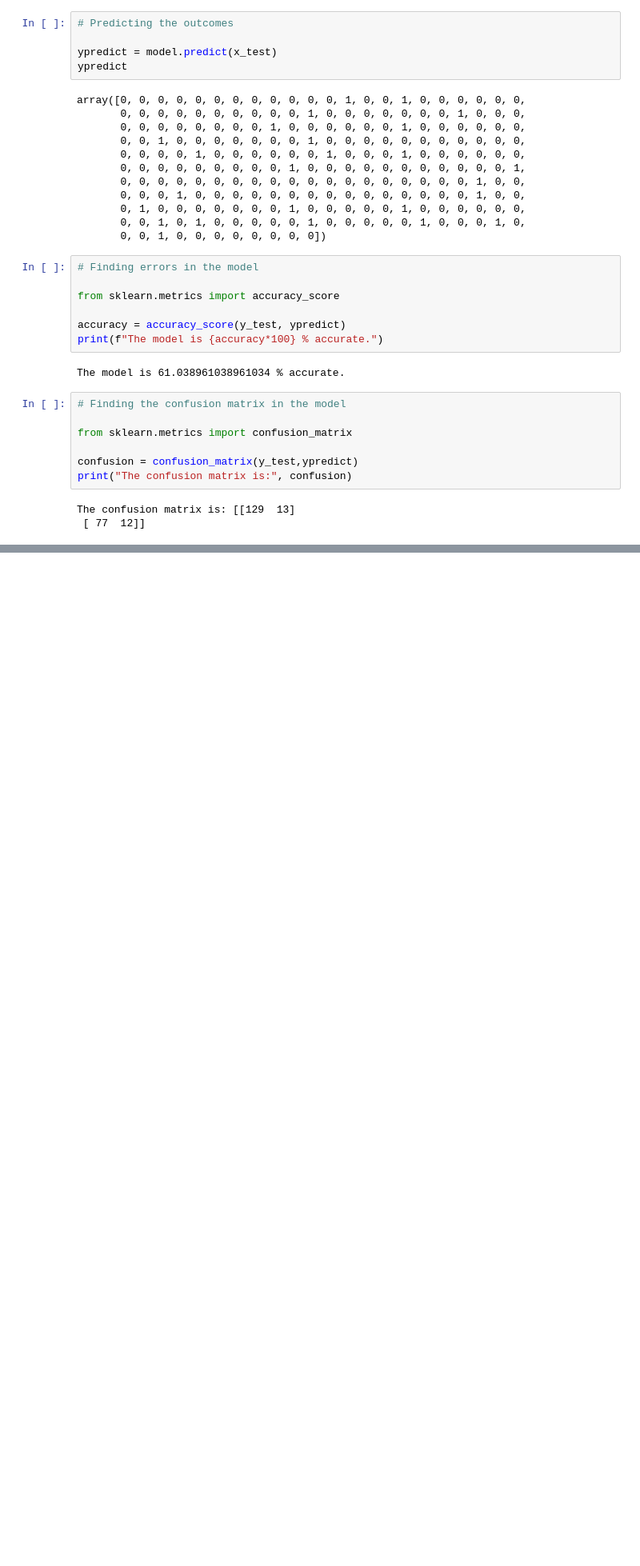
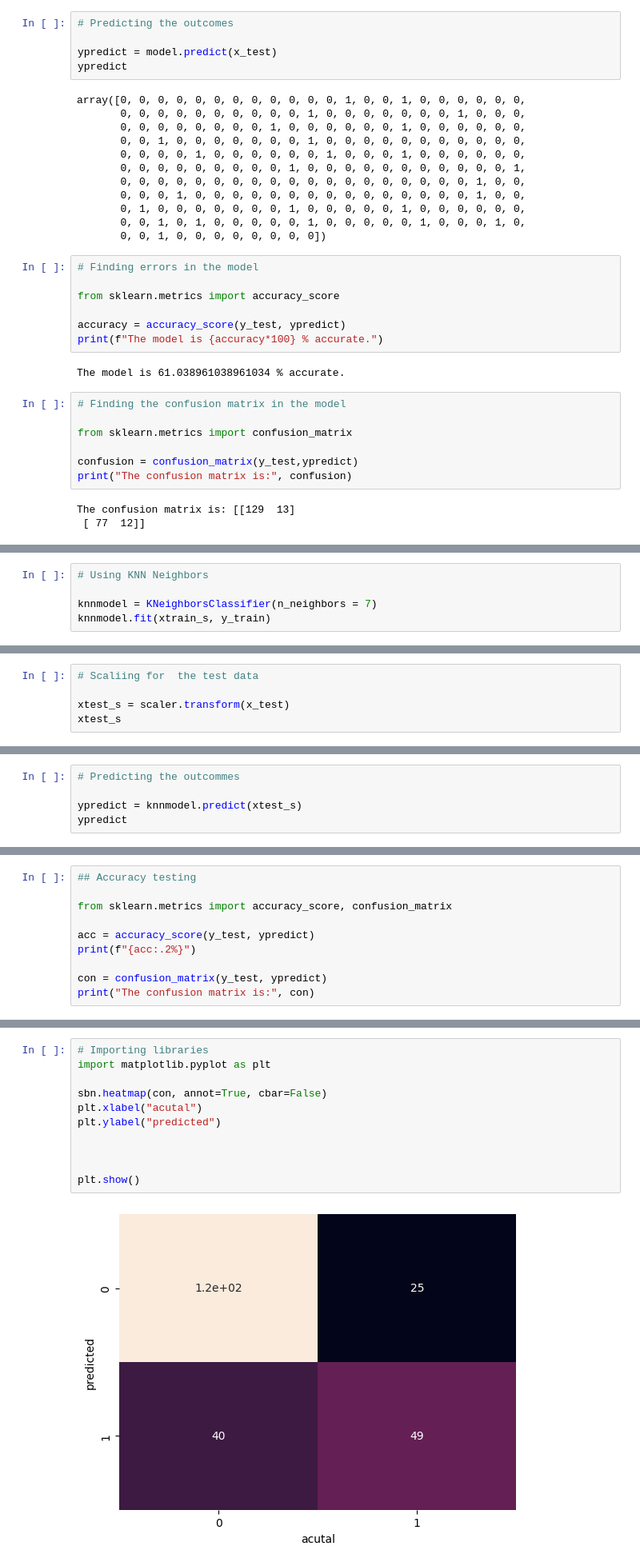
Before and after one commit to bibash21-creator/Jupyternotebook, a Jupyter notebook: Days of Learning ML/machinelearning.ipynb, the cells around one changed output, grey strips where cells are left out. Shown: that part at 80% size. Drawn from its saved outputs; the diff is of its cells as text; blank space fills up the shorter version.

```diff
--- a/Days of Learning ML/machinelearning.ipynb
+++ b/Days of Learning ML/machinelearning.ipynb
@@ -499,0 +1084,5 @@ ModuleNotFoundError: No module named 'seaborn'
+# %%
+# Using KNN Neighbors
+
+knnmodel = KNeighborsClassifier(n_neighbors = 7)
+knnmodel.fit(xtrain_s, y_train)
@@ -499,0 +1093,5 @@ ModuleNotFoundError: No module named 'seaborn'
+# %%
+# Scaliing for  the test data
+
+xtest_s = scaler.transform(x_test)
+xtest_s
@@ -499,0 +1116,5 @@ ModuleNotFoundError: No module named 'seaborn'
+# %%
+# Predicting the outcommes
+
+ypredict = knnmodel.predict(xtest_s)
+ypredict
@@ -499,0 +1135,10 @@ ModuleNotFoundError: No module named 'seaborn'
+# %%
+## Accuracy testing
+
+from sklearn.metrics import accuracy_score, confusion_matrix
+
+acc = accuracy_score(y_test, ypredict)
+print(f"{acc:.2%}")
+
+con = confusion_matrix(y_test, ypredict)
+print("The confusion matrix is:", con)
@@ -499,0 +1151,13 @@ ModuleNotFoundError: No module named 'seaborn'
+# %%
+# Importing libraries
+import matplotlib.pyplot as plt
+
+sbn.heatmap(con, annot=True, cbar=False)
+plt.xlabel("acutal")
+plt.ylabel("predicted")
+
+
+
+plt.show()
+# %% [output]
+[figure, added]
```
Also changed, not shown: parts of 79 cells of this notebook, 21 other files.
